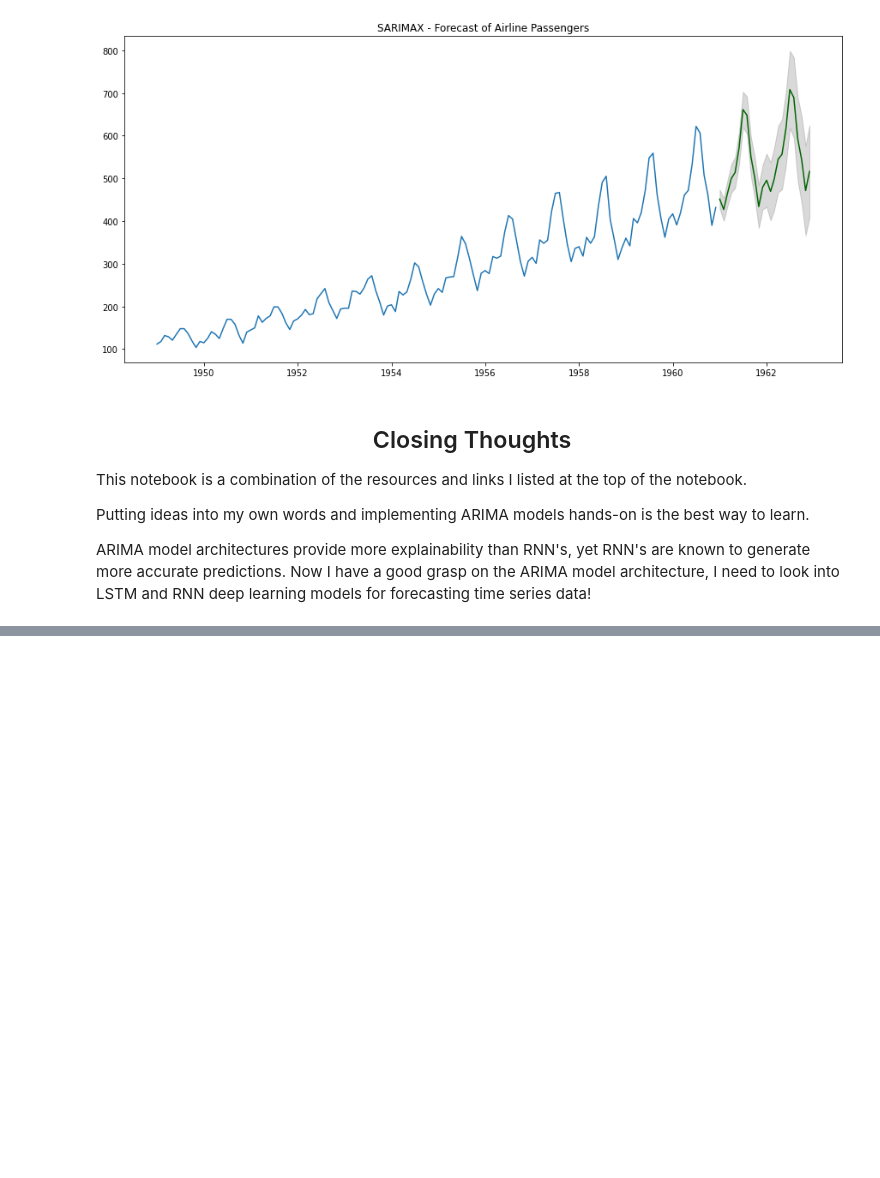
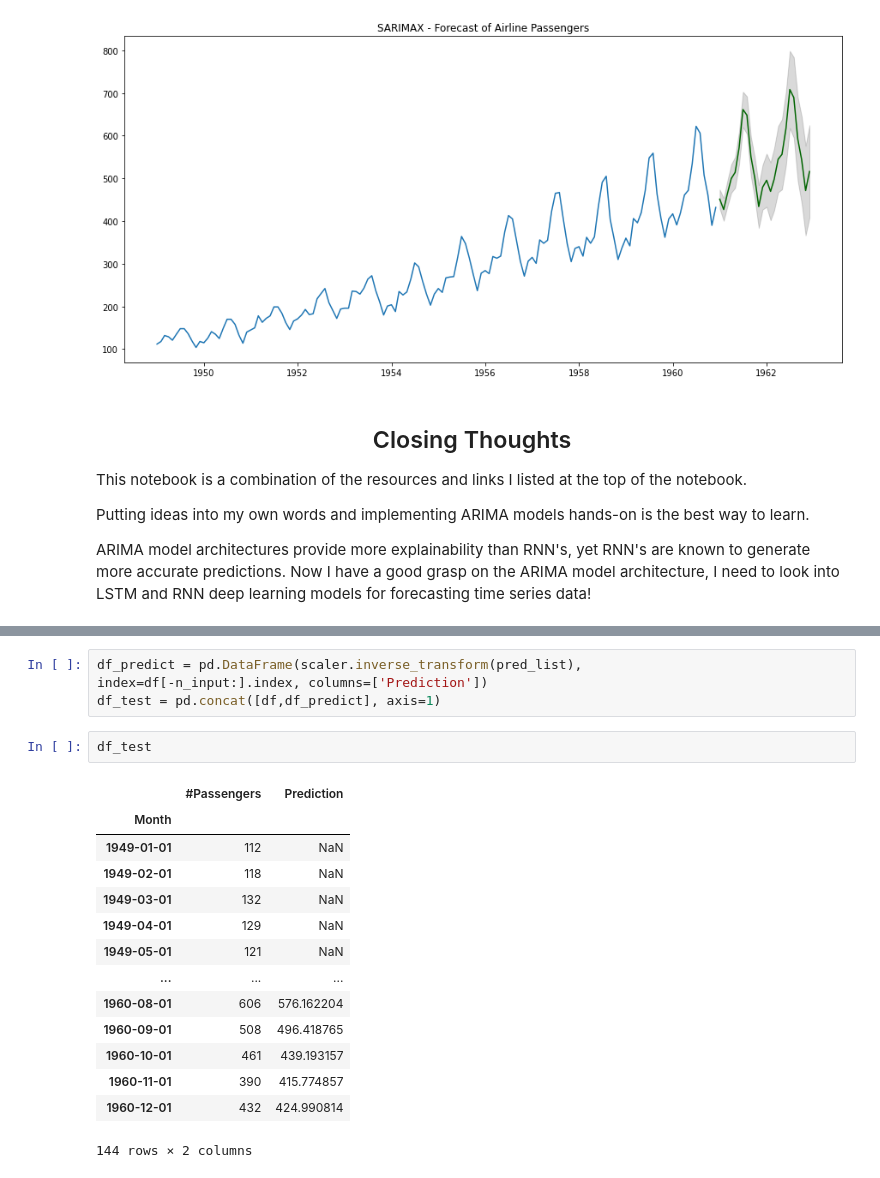
Before and after one commit to kungfumas/aplikasi-deep-learning, a Jupyter notebook: code/time-series-forecasting-w-arima-sarima.ipynb, the cells around one changed output, grey strips where cells are left out. Drawn from its saved outputs; the diff is of its cells as text; blank space fills up the shorter version.

```diff
--- a/code/time-series-forecasting-w-arima-sarima.ipynb
+++ b/code/time-series-forecasting-w-arima-sarima.ipynb
@@ -519,0 +632,20 @@ ARIMA model architectures provide more explainability than RNN's, yet RNN's are
+# %%
+df_predict = pd.DataFrame(scaler.inverse_transform(pred_list),                           index=df[-n_input:].index, columns=['Prediction'])
+df_test = pd.concat([df,df_predict], axis=1)
+# %%
+df_test
+# %% [output]
+|  | #Passengers | Prediction |
+| Month |  |  |
+| 1949-01-01 | 112 | NaN |
+| 1949-02-01 | 118 | NaN |
+| 1949-03-01 | 132 | NaN |
+| 1949-04-01 | 129 | NaN |
+| 1949-05-01 | 121 | NaN |
+| ... | ... | ... |
+| 1960-08-01 | 606 | 576.162204 |
+| 1960-09-01 | 508 | 496.418765 |
+| 1960-10-01 | 461 | 439.193157 |
+| 1960-11-01 | 390 | 415.774857 |
+| 1960-12-01 | 432 | 424.990814 |
+144 rows × 2 columns
```
Also changed, not shown: parts of 22 cells of this notebook.
